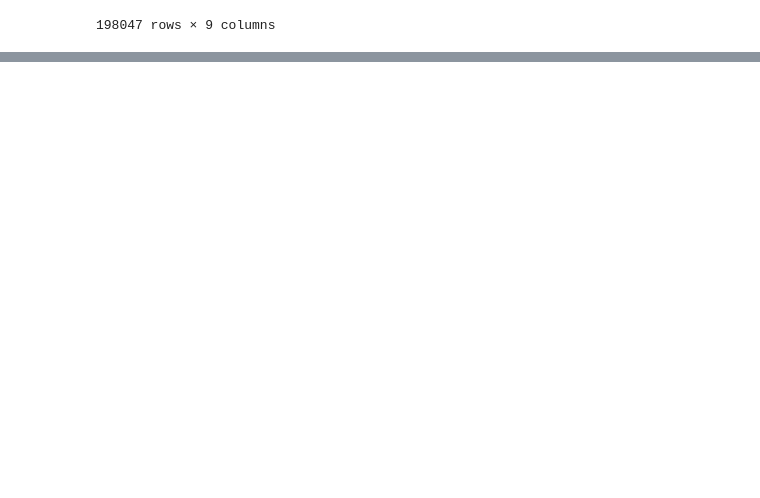
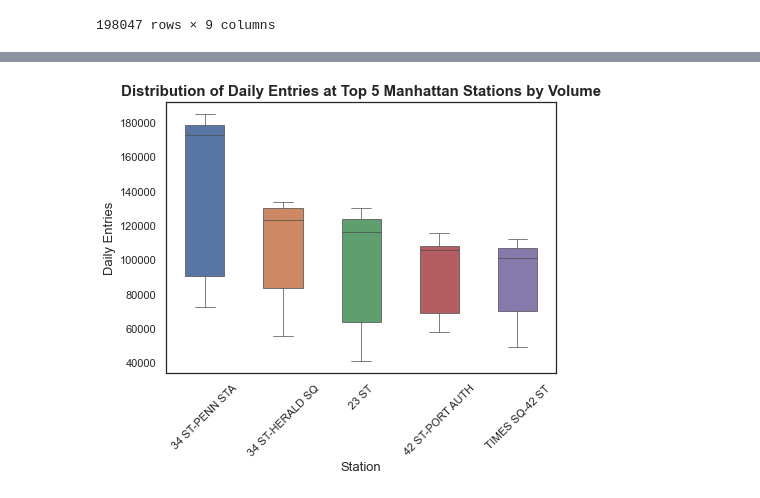
Before and after one commit to Dyllanjrusher/Maximizing_Gala_Attendance, a Jupyter notebook: project_1_MTA.ipynb, the cells around one changed output, grey strips where cells are left out. Cells and saved outputs as stored; diff of their text form; code cells hidden in the pictures; blank space fills up the shorter version.

```diff
--- a/project_1_MTA.ipynb
+++ b/project_1_MTA.ipynb
@@ -526,0 +520,33 @@ df
+# %%
+#data for top 5 stations by volume in Manhattan
+stations = turnstiles_daily.groupby(['STATION', 'DATE'
+                                     ]).DAILY_ENTRIES.sum().reset_index()
+top_5_manha_stations = (stations.groupby(
+    ['STATION'])['DAILY_ENTRIES'].sum().reset_index().sort_values(
+        by='DAILY_ENTRIES', ascending=False).STATION.head(5))
+distribution_top_5_manha_stations = stations[stations['STATION'].isin(top_5_manha_stations)]
+
+#boxplot for top 5 stations by volume in Manhattan
+plt.figure(figsize=(7, 5))
+b = sns.boxplot('STATION', 'DAILY_ENTRIES',
+                data=distribution_top_5_manha_stations,
+                width=0.5,
+                linewidth=0.7,
+                palette='deep',
+                order=["34 ST-PENN STA", "34 ST-HERALD SQ", "23 ST", '42 ST-PORT AUTH', 'TIMES SQ-42 ST'])
+b.set_ylabel('Daily Entries', fontsize=13)
+b.set_xlabel('Station', fontsize=13)
+b.axes.set_title(
+    'Distribution of Daily Entries at Top 5 Manhattan Stations by Volume',
+    fontsize=15,
+    weight='bold')
+b.set_xticklabels(b.get_xticklabels(),rotation=45);
+
+# manhattan top 5 stations by volume
+# 1. 34 ST-PENN STA
+# 2. 34 ST-HERALD SQ
+# 3. 23 ST
+# 4. 42 ST-PORT AUTH
+# 5. TIMES SQ-42 ST
+# %% [output]
+[figure, added]
```
Also changed, not shown: parts of 9 cells of this notebook, 1 other file.
